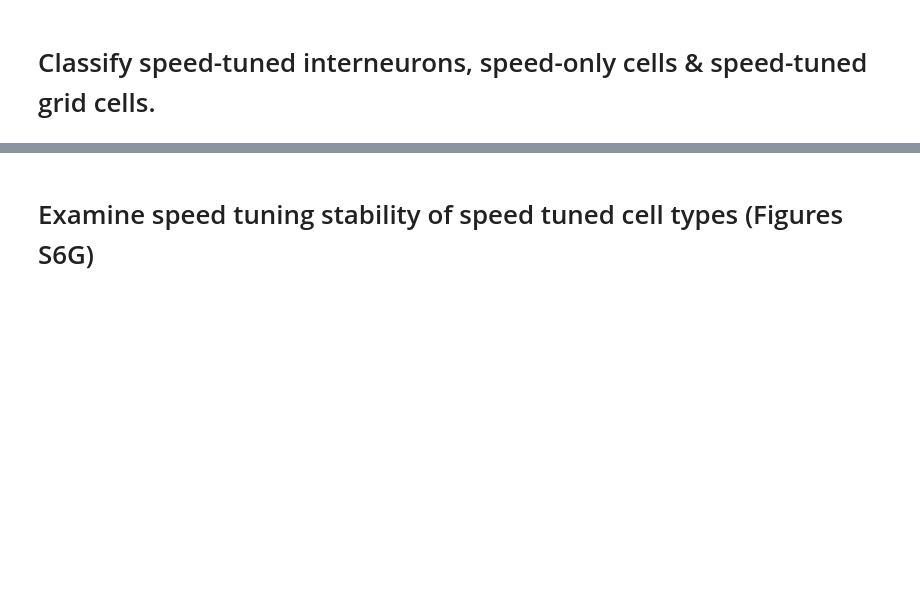
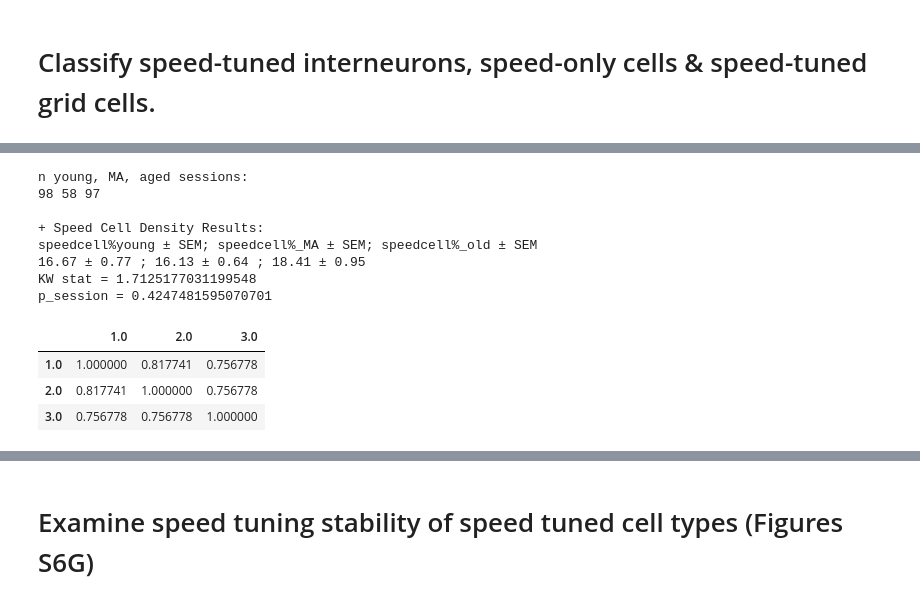
Before and after one commit to GiocomoLab/Herber2024, a Jupyter notebook: Figure S6.ipynb, the cells around one changed output, grey strips where cells are left out. Cells and saved outputs as stored; diff of their text form; code cells hidden in the pictures; blank space fills up the shorter version.

```diff
--- a/Figure S6.ipynb
+++ b/Figure S6.ipynb
@@ -924,0 +1424,66 @@ p_FRsession = 9.222388596693254e-05
+# %%
+'''Speed Cell Density Statistics with Multiple Comparisons by Session'''
+
+print('n young, MA, aged sessions: ')
+print(len(y_sind),len(ma_sind),len(age_sind))
+
+print('\n+ Speed Cell Density Results:')
+print('speedcell%young ± SEM; speedcell%_MA ± SEM; speedcell%_old ± SEM')
+print(str(np.round(np.mean(sper99[y_sind]), 2)) + ' ± ' + str(np.round(stats.sem(sper99[y_sind]), 2)) + ' ; '
+      + str(np.round(np.mean(sper99[ma_sind]), 2)) + ' ± ' + str(np.round(stats.sem(sper99[ma_sind]), 2)) + ' ; '
+      + str(np.round(np.mean(sper99[age_sind]), 2)) + ' ± ' + str(np.round(stats.sem(sper99[age_sind]), 2)))
+
+stat, p_diff = stats.kruskal(sper99[y_sind],sper99[ma_sind],sper99[age_sind])
+print('KW stat = ' + str(stat))
+print('p_session = ' + str(p_diff))
+
+#set up multiple comparisons
+import statsmodels.api as sm
+import scikit_posthocs as ph
+
+#make into dataframe
+seshmice = []
+seshcount = []
+seshage = []
+for m, session in zip(mice, sessions):
+    age =  np.array(animalmeta.loc[(animalmeta.Animal_ID == m),'Age_Group'])
+    totalsesh = len(session)
+
+    for i, s in enumerate(session):
+        seshmice = np.append(seshmice, m)
+        seshcount = np.append(seshcount, (i + 1))
+        seshage = np.append(seshage, age)
+
+# Collect all relevant data into pandas dataframe
+allidx = np.concatenate((y_sind,ma_sind,age_sind))
+Animal_ID = list(seshmice[allidx])
+Session = list(seshcount[allidx])
+Age_Group = list(seshage[allidx])
+Percentneg = list(sper1[allidx])
+Percentpos = list(sper99[allidx])
+Percentonlyneg = list(speronly1[allidx])
+Percentonlypos = list(speronly99[allidx])
+Percentintpos = list(sperint99[allidx])
+Percentgridpos = list(spergrid99[allidx])
+
+tuples = list(zip(Animal_ID, Session, Age_Group, Percentneg, Percentpos,Percentonlyneg,Percentonlypos,Percentintpos,Percentgridpos))
+tuples
+
+df = pd.DataFrame(tuples, columns = ['AnimalID', 'Session', 'AgeGroup','percentneg','percentpos','percentonlyneg','percentonlypos','percentintpos','percentgridpos'])
+#df = df.dropna(axis = 0)
+
+#run post hoc tests
+ph.posthoc_conover(df, val_col = 'percentpos', group_col = 'AgeGroup', p_adjust = 'holm')
+# %% [output]
+n young, MA, aged sessions:
+98 58 97
+
++ Speed Cell Density Results:
+speedcell%young ± SEM; speedcell%_MA ± SEM; speedcell%_old ± SEM
+16.67 ± 0.77 ; 16.13 ± 0.64 ; 18.41 ± 0.95
+KW stat = 1.7125177031199548
+p_session = 0.4247481595070701
+|  | 1.0 | 2.0 | 3.0 |
+| 1.0 | 1.000000 | 0.817741 | 0.756778 |
+| 2.0 | 0.817741 | 1.000000 | 0.756778 |
+| 3.0 | 0.756778 | 0.756778 | 1.000000 |
```
Also changed, not shown: parts of 26 cells of this notebook, 1 other file.
